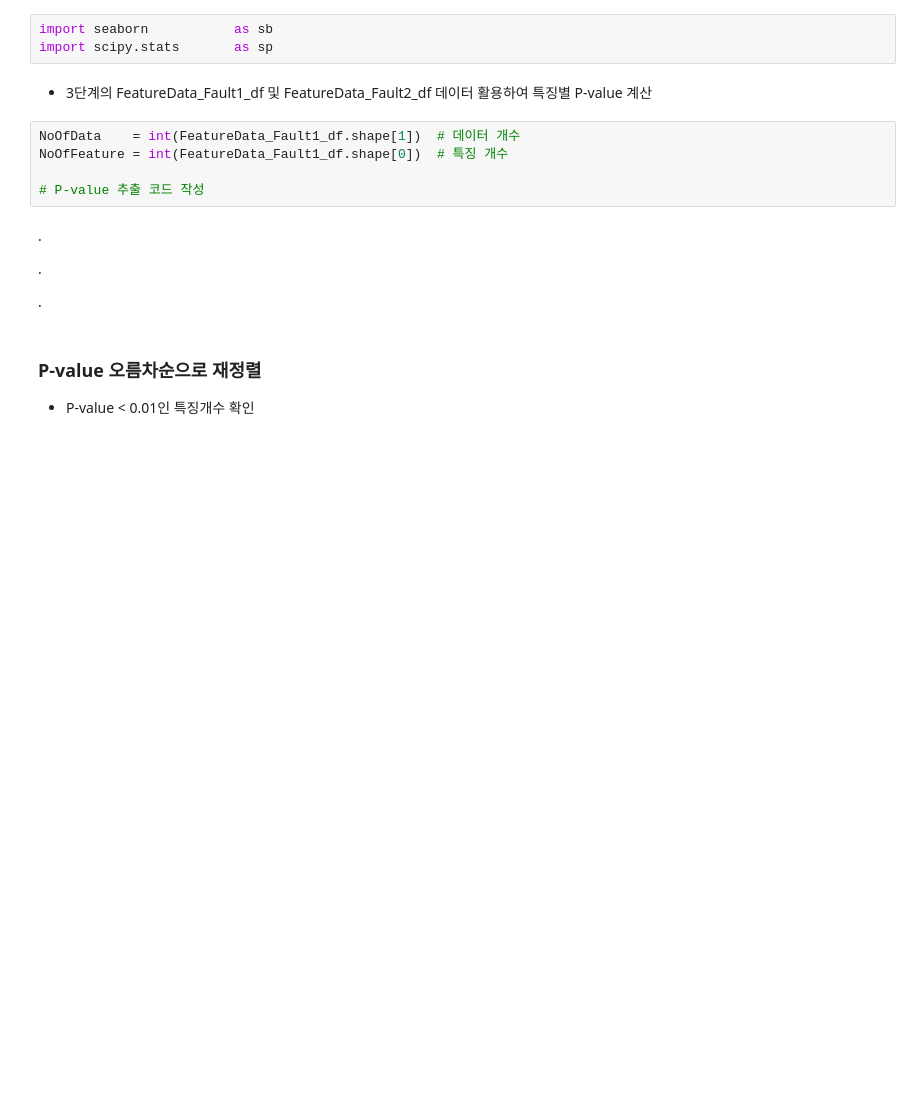
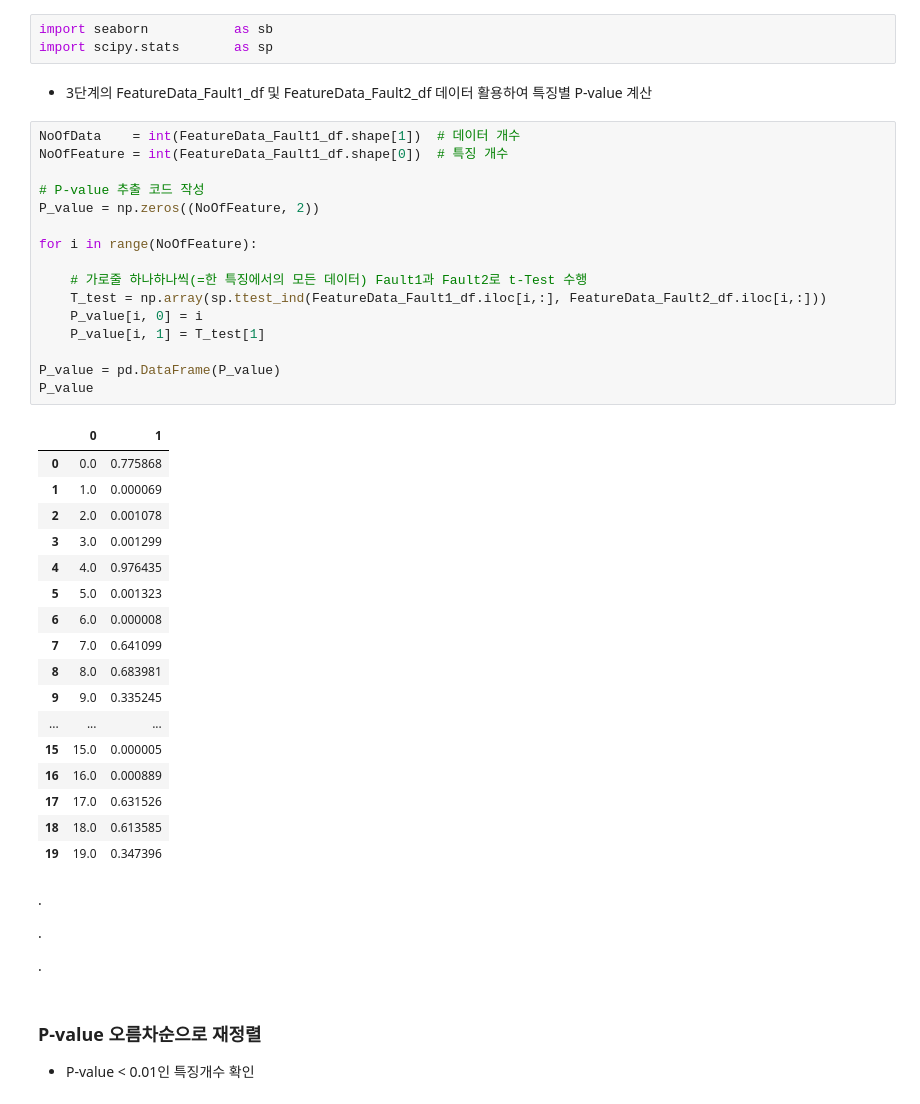
Before and after one commit to kangrnin/2020-summer-phm, a Jupyter notebook: DataCallengeMaterials/Data_Challenge_ST-0.ipynb, the cells around one changed output. Cells and saved outputs as stored; diff of their text form; blank space fills up the shorter version.

```diff
--- a/DataCallengeMaterials/Data_Challenge_ST-0.ipynb
+++ b/DataCallengeMaterials/Data_Challenge_ST-0.ipynb
@@ -737,8 +688,37 @@ import scipy.stats       as sp
 # %%
 NoOfData    = int(FeatureData_Fault1_df.shape[1])  # 데이터 개수
 NoOfFeature = int(FeatureData_Fault1_df.shape[0])  # 특징 개수
 
 # P-value 추출 코드 작성
+P_value = np.zeros((NoOfFeature, 2))
+
+for i in range(NoOfFeature):
+
+    # 가로줄 하나하나씩(=한 특징에서의 모든 데이터) Fault1과 Fault2로 t-Test 수행
+    T_test = np.array(sp.ttest_ind(FeatureData_Fault1_df.iloc[i,:], FeatureData_Fault2_df.iloc[i,:]))
+    P_value[i, 0] = i
+    P_value[i, 1] = T_test[1]
+
+P_value = pd.DataFrame(P_value)
+P_value
+# %% [output]
+|  | 0 | 1 |
+| 0 | 0.0 | 0.775868 |
+| 1 | 1.0 | 0.000069 |
+| 2 | 2.0 | 0.001078 |
+| 3 | 3.0 | 0.001299 |
+| 4 | 4.0 | 0.976435 |
+| 5 | 5.0 | 0.001323 |
+| 6 | 6.0 | 0.000008 |
+| 7 | 7.0 | 0.641099 |
+| 8 | 8.0 | 0.683981 |
+| 9 | 9.0 | 0.335245 |
+| ... | ... | ... |
+| 15 | 15.0 | 0.000005 |
+| 16 | 16.0 | 0.000889 |
+| 17 | 17.0 | 0.631526 |
+| 18 | 18.0 | 0.613585 |
+| 19 | 19.0 | 0.347396 |
 # %% [markdown]
 .
 
```
Also changed, not shown: parts of 11 cells of this notebook, 1 other file.
